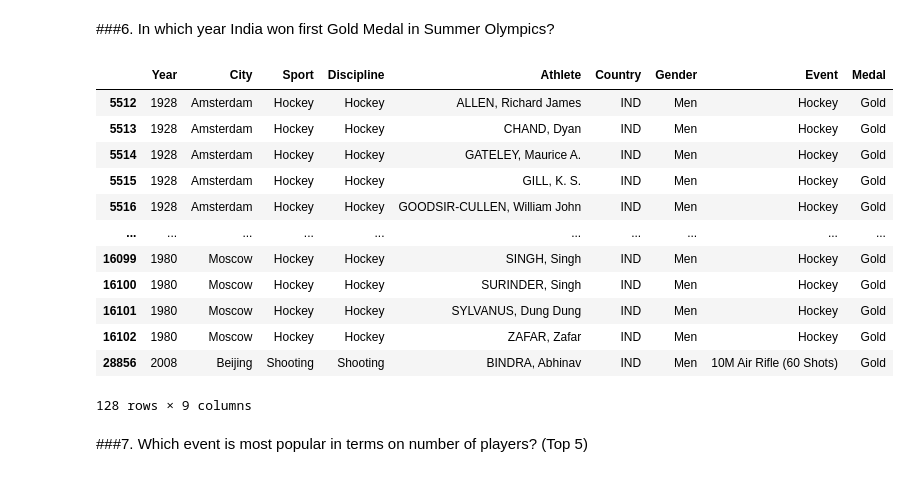
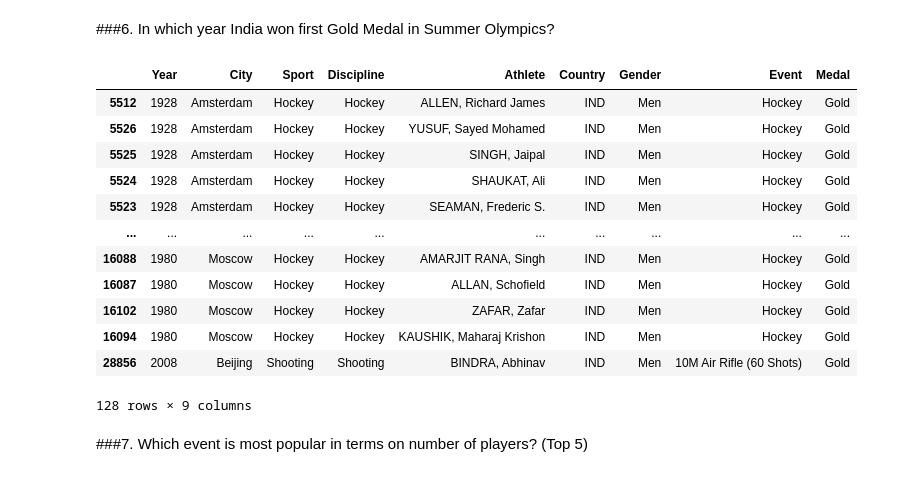
Before and after one commit to advaithSan77/Extra, a Jupyter notebook: skill-india/olympics/Summer.ipynb, the cells around one changed output. Cells and saved outputs as stored; diff of their text form; code cells hidden in the pictures.

```diff
--- a/skill-india/olympics/Summer.ipynb
+++ b/skill-india/olympics/Summer.ipynb
@@ -188,19 +226,19 @@ plt.show
 # %% [markdown]
 ###6. In which year India won first Gold Medal in Summer Olympics?
 # %%
-gold[gold['Country'] == 'IND']
+gold[gold['Country'] == 'IND'].sort_values(by='Year', ascending=True)
 # %% [output]
 |  | Year | City | Sport | Discipline | Athlete | Country | Gender | Event | Medal |
 | 5512 | 1928 | Amsterdam | Hockey | Hockey | ALLEN, Richard James | IND | Men | Hockey | Gold |
-| 5513 | 1928 | Amsterdam | Hockey | Hockey | CHAND, Dyan | IND | Men | Hockey | Gold |
-| 5514 | 1928 | Amsterdam | Hockey | Hockey | GATELEY, Maurice A. | IND | Men | Hockey | Gold |
-| 5515 | 1928 | Amsterdam | Hockey | Hockey | GILL, K. S. | IND | Men | Hockey | Gold |
-| 5516 | 1928 | Amsterdam | Hockey | Hockey | GOODSIR-CULLEN, William John | IND | Men | Hockey | Gold |
+| 5526 | 1928 | Amsterdam | Hockey | Hockey | YUSUF, Sayed Mohamed | IND | Men | Hockey | Gold |
+| 5525 | 1928 | Amsterdam | Hockey | Hockey | SINGH, Jaipal | IND | Men | Hockey | Gold |
+| 5524 | 1928 | Amsterdam | Hockey | Hockey | SHAUKAT, Ali | IND | Men | Hockey | Gold |
+| 5523 | 1928 | Amsterdam | Hockey | Hockey | SEAMAN, Frederic S. | IND | Men | Hockey | Gold |
 | ... | ... | ... | ... | ... | ... | ... | ... | ... | ... |
-| 16099 | 1980 | Moscow | Hockey | Hockey | SINGH, Singh | IND | Men | Hockey | Gold |
-| 16100 | 1980 | Moscow | Hockey | Hockey | SURINDER, Singh | IND | Men | Hockey | Gold |
-| 16101 | 1980 | Moscow | Hockey | Hockey | SYLVANUS, Dung Dung | IND | Men | Hockey | Gold |
+| 16088 | 1980 | Moscow | Hockey | Hockey | AMARJIT RANA, Singh | IND | Men | Hockey | Gold |
+| 16087 | 1980 | Moscow | Hockey | Hockey | ALLAN, Schofield | IND | Men | Hockey | Gold |
 | 16102 | 1980 | Moscow | Hockey | Hockey | ZAFAR, Zafar | IND | Men | Hockey | Gold |
+| 16094 | 1980 | Moscow | Hockey | Hockey | KAUSHIK, Maharaj Krishon | IND | Men | Hockey | Gold |
 | 28856 | 2008 | Beijing | Shooting | Shooting | BINDRA, Abhinav | IND | Men | 10M Air Rifle (60 Shots) | Gold |
 128 rows × 9 columns
 # %% [markdown]
```
Also changed, not shown: parts of 7 cells of this notebook.
